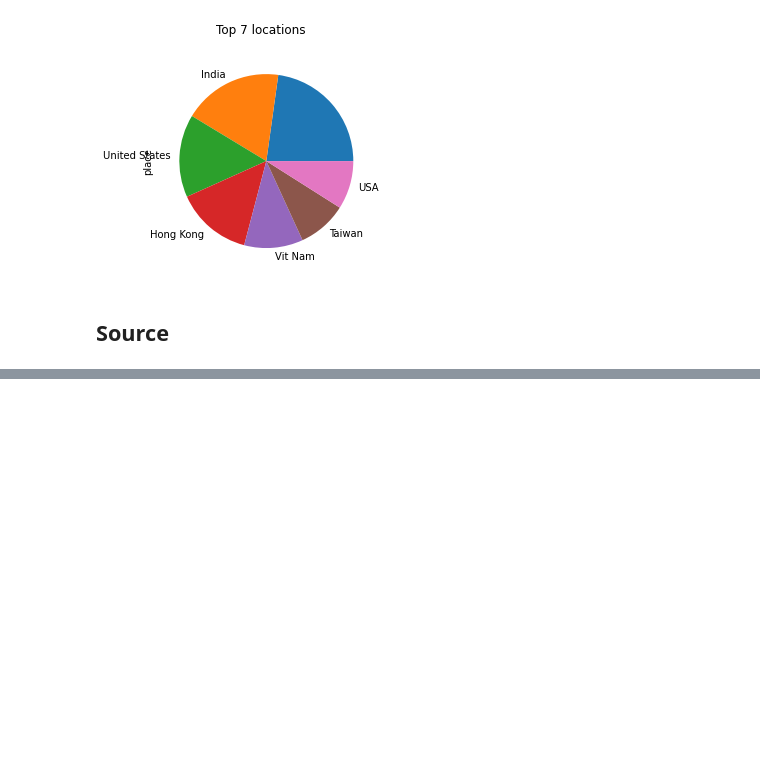
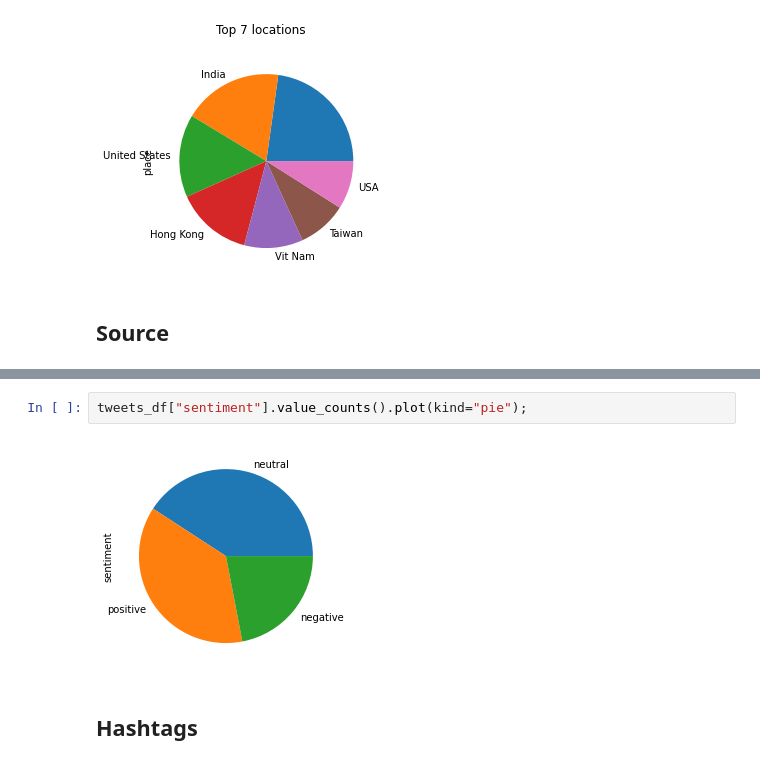
Before and after one commit to zelalemshiferaw/Twitter-Data-Analysis, a Jupyter notebook: Notebooks/data_preprocessing_and_data_exploration.ipynb, the cells around one changed output, grey strips where cells are left out. Saved outputs shown, nothing was run; the diff lists cells and outputs as text; blank space fills up the shorter version.

```diff
--- a/Notebooks/data_preprocessing_and_data_exploration.ipynb
+++ b/Notebooks/data_preprocessing_and_data_exploration.ipynb
@@ -340,0 +437,6 @@ tweets_df["source"].value_counts().head().plot(kind="pie");
+# %%
+tweets_df["sentiment"].value_counts().plot(kind="pie");
+# %% [output]
+[figure, added]
+# %% [markdown]
+## Hashtags
```
Also changed, not shown: parts of 31 cells of this notebook, 2 other files.
